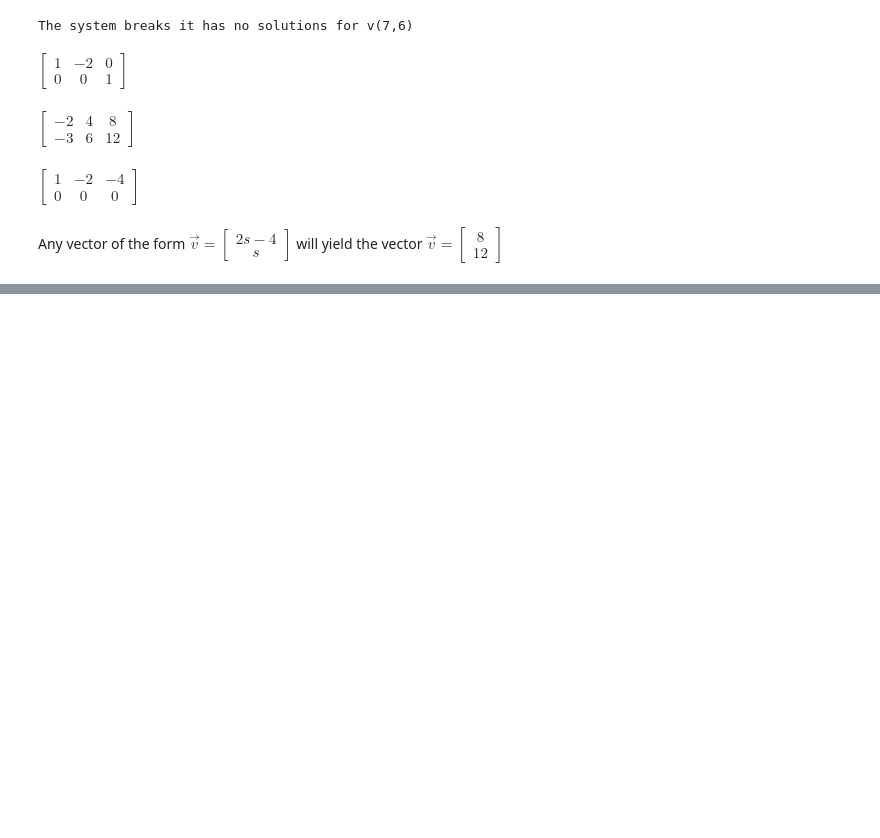
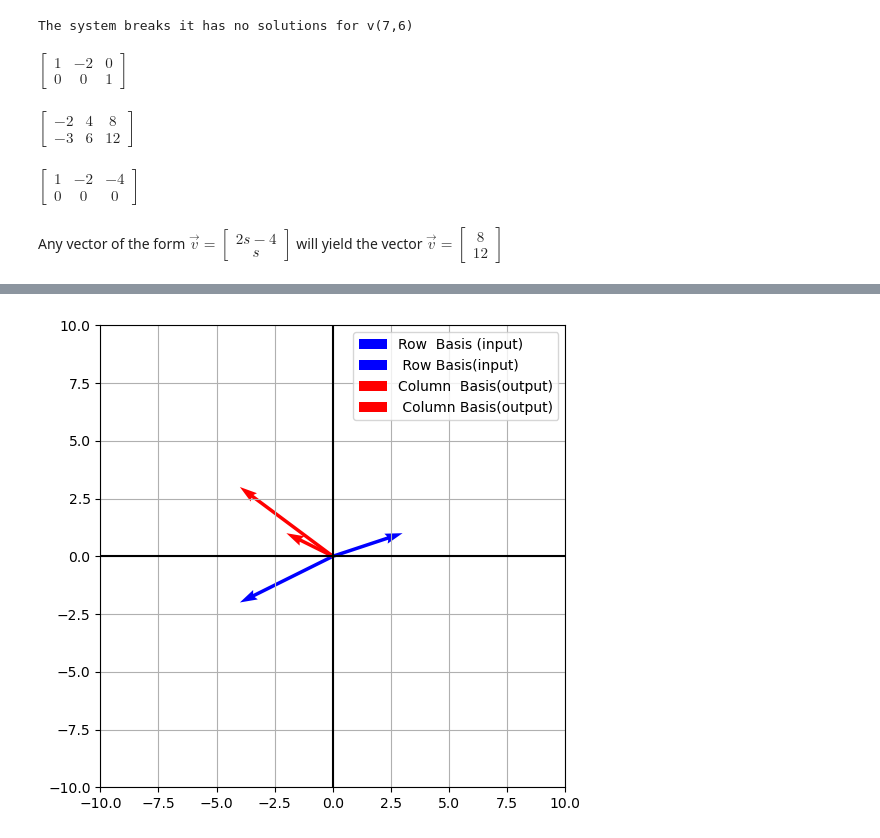
Before and after one commit to qamarr6092/math-with-python, a Jupyter notebook: Linear Algebra/linear_algebra.ipynb, the cells around one changed output, grey strips where cells are left out. Saved outputs shown, nothing was run; the diff lists cells and outputs as text; code cells hidden in the pictures; blank space fills up the shorter version.

```diff
--- a/Linear Algebra/linear_algebra.ipynb
+++ b/Linear Algebra/linear_algebra.ipynb
@@ -1541,0 +1662,21 @@ array([8, 12], dtype=object)
+# %%
+A = np.array (
+    [
+        [ -4 , -2 ] ,
+        [ 3 , 1 ]
+    ]
+)
+plt.figure(figsize = (6,6))
+plt.quiver(0,0 , A[0,0], A[0,1] ,angles = 'xy',scale_units='xy' , scale= 1, color ='blue' ,label='Row  Basis (input)')
+plt.quiver(0,0 , A[1,0], A[1,1] ,angles = 'xy',scale_units='xy' , scale= 1, color ='blue' ,label=' Row Basis(input)')
+plt.quiver(0,0 , A[0,0], A[1,0] ,angles = 'xy',scale_units='xy' , scale= 1, color ='red' ,label='Column  Basis(output)')
+plt.quiver(0,0 , A[0,1], A[1,1] ,angles = 'xy',scale_units='xy' , scale= 1, color ='red' ,label=' Column Basis(output)')
+plt.xlim([-10,10])
+plt.ylim([-10,10])
+plt.axhline(0, color='black', linewidth=1.5)
+plt.axvline(0, color='black', linewidth=1.5)
+plt.legend(loc = 'upper right')
+plt.grid( True)
+plt.show()
+# %% [output]
+[figure, added]
```
Also changed, not shown: parts of 123 cells of this notebook.
